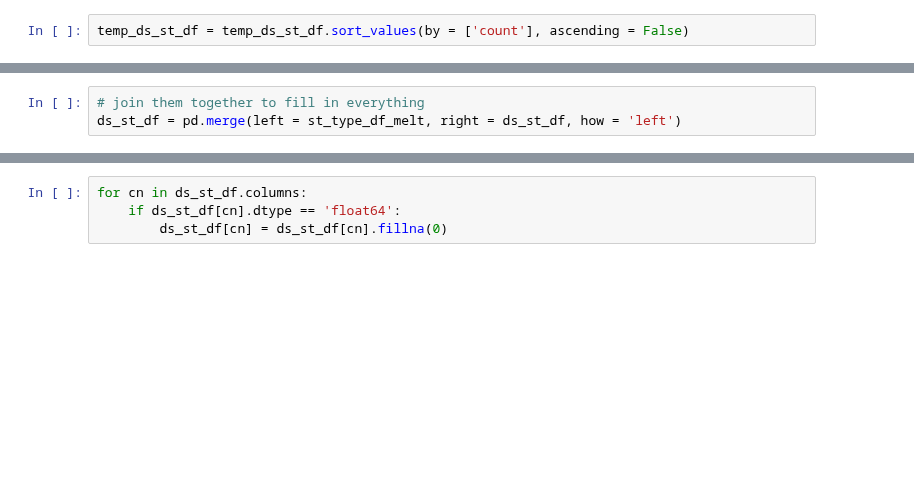
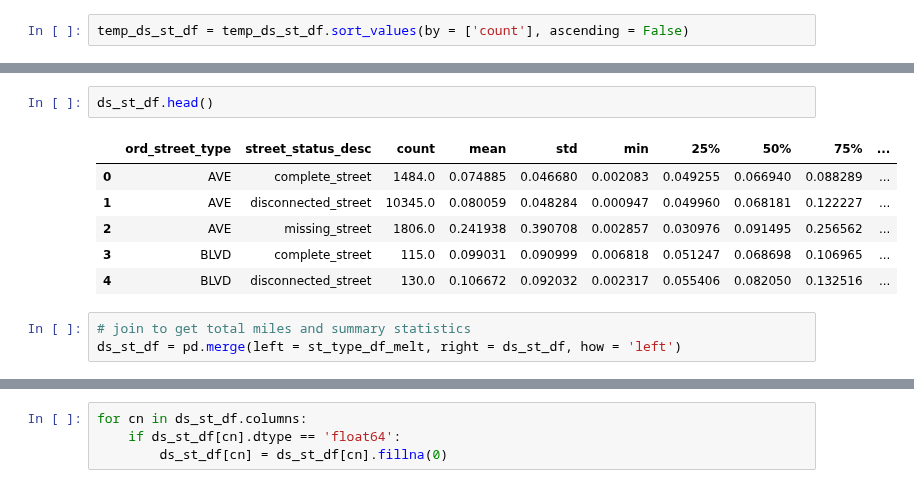
Before and after one commit to mike-babb/seattle_streets, a Jupyter notebook: code/step_04_prepare_graphs_and_states.ipynb, the cells around one changed output, grey strips where cells are left out. Cells and saved outputs as stored; diff of their text form; blank space fills up the shorter version.

```diff
--- a/code/step_04_prepare_graphs_and_states.ipynb
+++ b/code/step_04_prepare_graphs_and_states.ipynb
@@ -267,5 +334,14 @@ st_type_df_melt.head()
+# %%
+ds_st_df.head()
+# %% [output]
+|  | ord_street_type | street_status_desc | count | mean | std | min | 25% | 50% | 75% | ... |
+| 0 | AVE | complete_street | 1484.0 | 0.074885 | 0.046680 | 0.002083 | 0.049255 | 0.066940 | 0.088289 | ... |
+| 1 | AVE | disconnected_street | 10345.0 | 0.080059 | 0.048284 | 0.000947 | 0.049960 | 0.068181 | 0.122227 | ... |
+| 2 | AVE | missing_street | 1806.0 | 0.241938 | 0.390708 | 0.002857 | 0.030976 | 0.091495 | 0.256562 | ... |
+| 3 | BLVD | complete_street | 115.0 | 0.099031 | 0.090999 | 0.006818 | 0.051247 | 0.068698 | 0.106965 | ... |
+| 4 | BLVD | disconnected_street | 130.0 | 0.106672 | 0.092032 | 0.002317 | 0.055406 | 0.082050 | 0.132516 | ... |
 # %%
-# join them together to fill in everything
+# join to get total miles and summary statistics
 ds_st_df = pd.merge(left = st_type_df_melt, right = ds_st_df, how = 'left')
 # %%
 ds_st_df.head()
```
Also changed, not shown: parts of 78 cells of this notebook, 1 other file.
